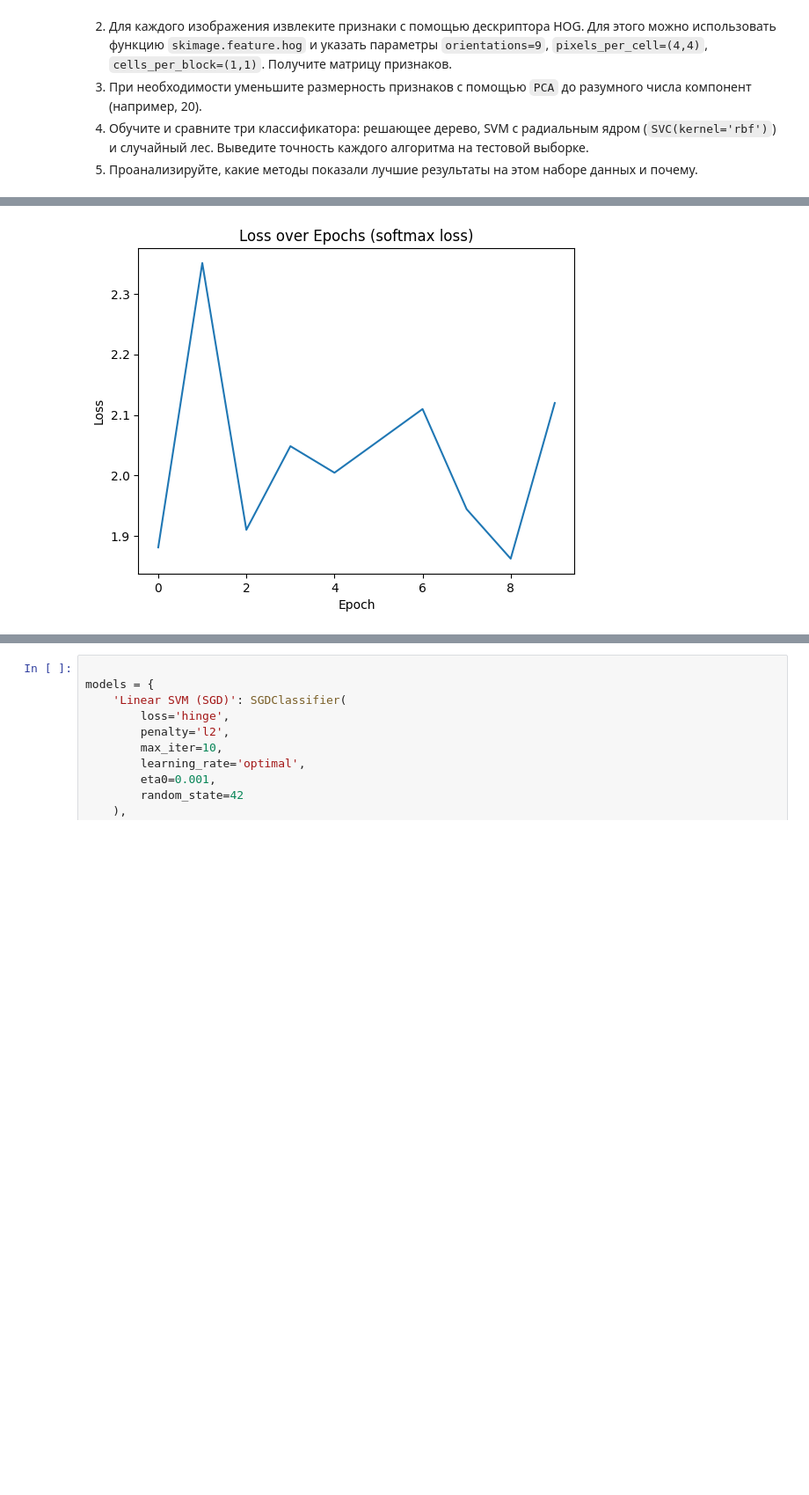
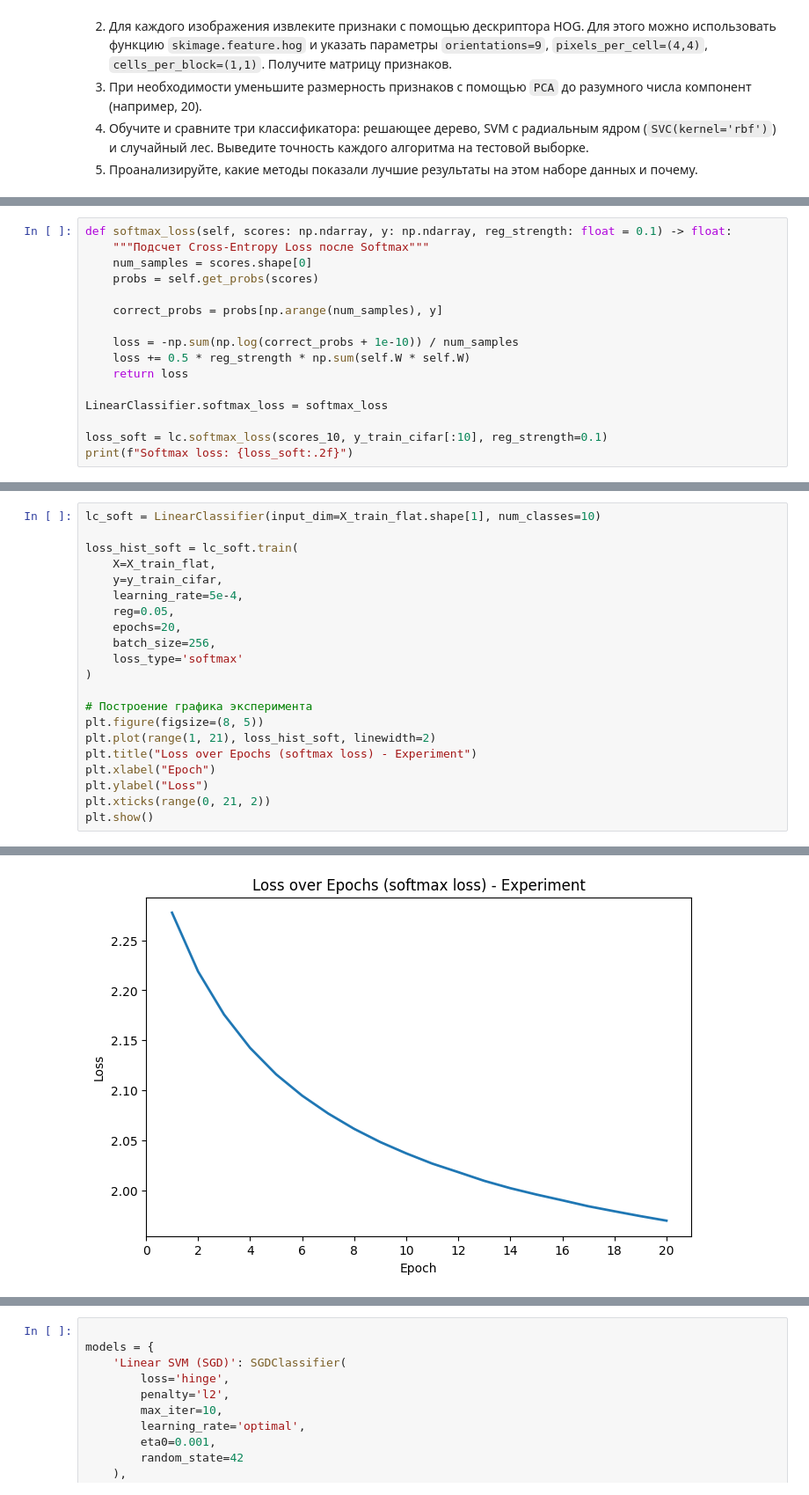
Before and after one commit to Ackrome/FU, a Jupyter notebook: Course_3/CV/Lab_3_Image_Classification_tasks.ipynb, the cells around one changed output, grey strips where cells are left out. Shown at 88% size. Drawn from its saved outputs; the diff is of its cells as text; blank space fills up the shorter version.

```diff
--- a/Course_3/CV/Lab_3_Image_Classification_tasks.ipynb
+++ b/Course_3/CV/Lab_3_Image_Classification_tasks.ipynb
@@ -164,3 +276,18 @@ from tensorflow.keras.datasets import cifar10
 Реализуйте функцию softmax-loss и cross-entropy-loss
 # %%
+def softmax_loss(self, scores: np.ndarray, y: np.ndarray, reg_strength: float = 0.1) -> float:
+    """Подсчет Cross-Entropy Loss после Softmax"""
+    num_samples = scores.shape[0]
+    probs = self.get_probs(scores)
+
+    correct_probs = probs[np.arange(num_samples), y]
+
+    loss = -np.sum(np.log(correct_probs + 1e-10)) / num_samples
+    loss += 0.5 * reg_strength * np.sum(self.W * self.W)
+    return loss
+
+LinearClassifier.softmax_loss = softmax_loss
+
+loss_soft = lc.softmax_loss(scores_10, y_train_cifar[:10], reg_strength=0.1)
+print(f"Softmax loss: {loss_soft:.2f}")
 # %% [output]
@@ -246,3 +396,23 @@ Epoch 10/10, Loss: 5.6830
 Поэксперементируйте с параметрами обучения
 # %%
+lc_soft = LinearClassifier(input_dim=X_train_flat.shape[1], num_classes=10)
+
+loss_hist_soft = lc_soft.train(
+    X=X_train_flat,
+    y=y_train_cifar,
+    learning_rate=5e-4,
+    reg=0.05,
+    epochs=20,
+    batch_size=256,
+    loss_type='softmax'
+)
+
+# Построение графика эксперимента
+plt.figure(figsize=(8, 5))
+plt.plot(range(1, 21), loss_hist_soft, linewidth=2)
+plt.title("Loss over Epochs (softmax loss) - Experiment")
+plt.xlabel("Epoch")
+plt.ylabel("Loss")
+plt.xticks(range(0, 21, 2))
+plt.show()
 # %% [output]
@@ -259,2 +439,2 @@ Epoch 10/10, Loss: 2.1197
-[figure, old version]
+[figure, new version]
 # %% [markdown]
```
Also changed, not shown: parts of 33 cells of this notebook, 11 other files.
